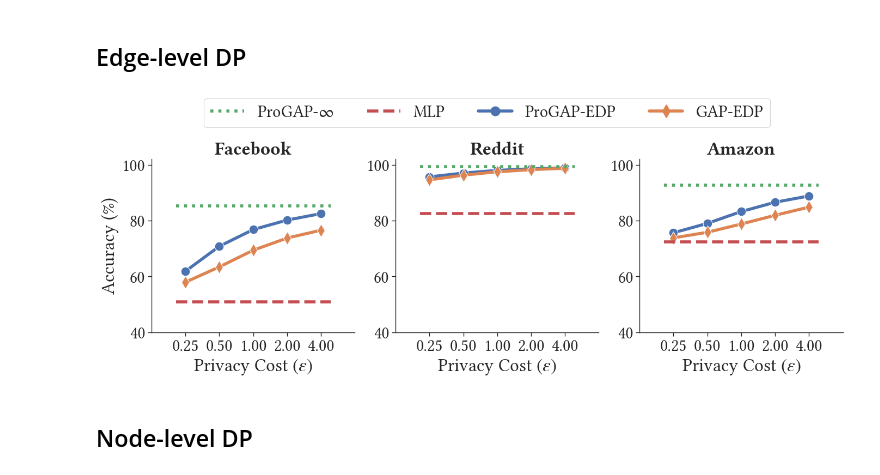
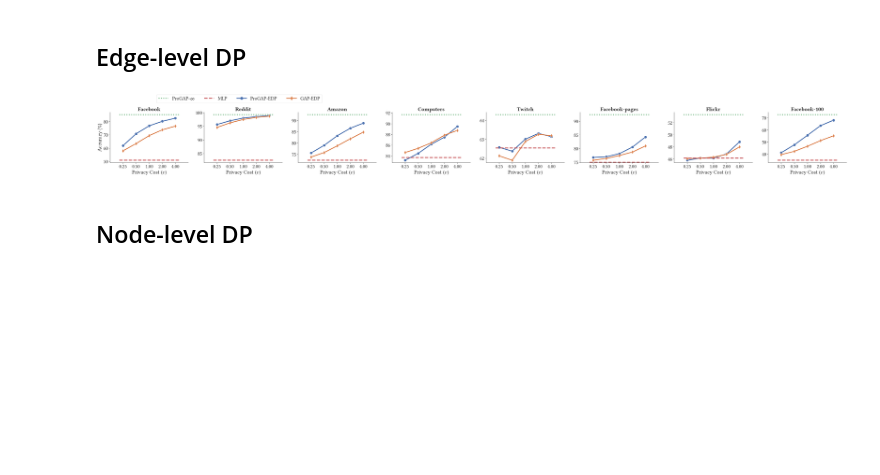
Before and after one commit to sisaman/ProGAP, a Jupyter notebook: results.ipynb, the cells around one changed output. Drawn from its saved outputs; the diff is of its cells as text; code cells hidden in the pictures; blank space fills up the shorter version.

Commit message:
include all datasets in results

```diff
--- a/results.ipynb
+++ b/results.ipynb
@@ -140,7 +140,7 @@ df
 # %%
 cols = ['id', 'method', 'dataset', 'epsilon', 'val/acc_mean', 'test/acc_mean']
 methods = ['ProGAP-$\infty$', 'MLP', 'ProGAP-EDP', 'GAP-EDP']
-datasets = ['facebook', 'reddit', 'amazon']
+datasets = ['facebook', 'reddit', 'amazon', 'computers', 'twitch', 'facebook-pages', 'flickr', 'facebook-100']
 epsilons = [0.25, 0.5, 1, 2, 4]
 
 # filter data
@@ -158,36 +158,36 @@ df = df.loc[idx]
 
 inf_acc = df.loc[df['method'] == 'ProGAP-$\infty$', ['dataset', 'test/acc_mean']].set_index('dataset')
 mlp_acc = df.loc[df['method'] == 'MLP', ['dataset', 'test/acc_mean']].set_index('dataset')
 edp_methods = ['ProGAP-EDP', 'GAP-EDP']
 df = df.loc[df['method'].isin(edp_methods)]
 df = df.sort_values(by='method')
 
 # plot
 g = sns.relplot(kind='line', data=df, x='epsilon', y='test/acc_mean', hue='method', col='dataset', aspect=1.2,
                 markers=['o', 'd'], dashes=False, style='method',
                 hue_order=edp_methods, col_order=datasets, style_order=edp_methods,
                 facet_kws={'sharey': False, 'sharex': False})
 
-g.set(ylabel=None, xlabel='Privacy Cost $(\epsilon)$', xscale='log', xticks=epsilons, xlim=(epsilons[0] / 2, epsilons[-1] * 2), ylim=(40, 102))
+g.set(ylabel=None, xlabel='Privacy Cost $(\epsilon)$', xscale='log', xticks=epsilons, xlim=(epsilons[0] / 2, epsilons[-1] * 2))
 
 for dataset, ax in zip(datasets, g.axes[0]):
     ax.axhline(inf_acc.loc[dataset].item(), linestyle='dotted', label='ProGAP-$\infty$', color=sns.color_palette('deep')[2], xmin=0.12, xmax=0.88)
     ax.axhline(mlp_acc.loc[dataset].item(), linestyle='dashed', label='MLP', color=sns.color_palette('deep')[3], xmin=0.12, xmax=0.88)
     ax.set_title(label=dataset.capitalize(), fontdict={'fontweight': 'bold'}, )
     ax.get_xaxis().set_major_formatter(ScalarFormatter())
     ax.minorticks_off()
 
 handles, labels = g.axes[0][0].get_legend_handles_labels()
 legend_data = {label: handle for label, handle in zip(labels, handles)}
 g.legend.remove()
 g.axes[0][1].legend(loc='upper center', ncol=4, bbox_to_anchor=(.45, 1.4), handles=[legend_data[method] for method in methods], labels=methods)
 
 g.axes[0][0].set(ylabel='Accuracy (%)')
 g.fig.subplots_adjust(hspace=0.4, wspace=0.2)
-g.fig.set_figwidth(16)
+# g.fig.set_figwidth(16)
 g.savefig('figs/edge.pdf')
 # %% [output]
-[figure, old version]
+[figure, new version]
 # %% [markdown]
 ## Node-level DP
 # %%
```
Also changed, not shown: parts of 5 cells of this notebook.
